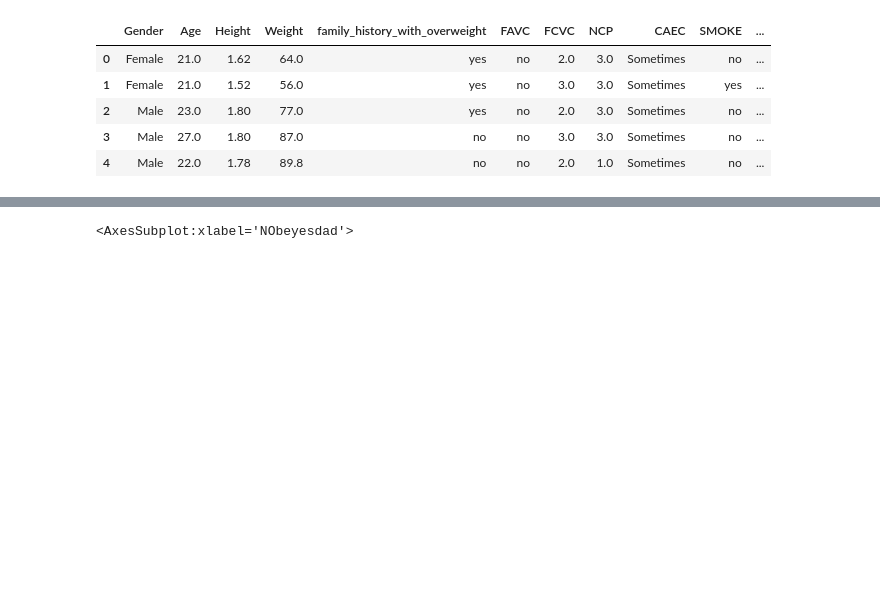
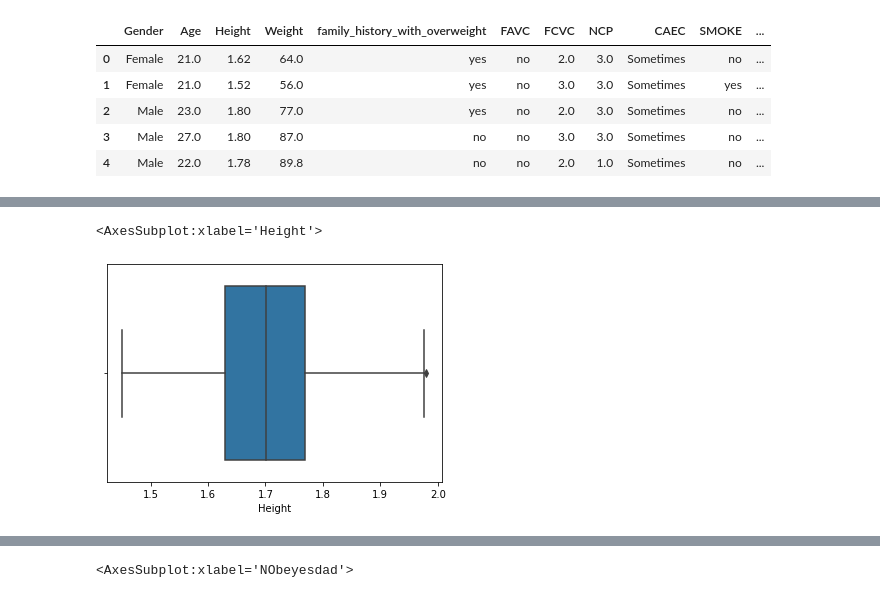
Before and after one commit to azamrahman04/CapstoneProject, a Jupyter notebook: Obesity.ipynb, the cells around one changed output, grey strips where cells are left out. Cells and saved outputs as stored; diff of their text form; code cells hidden in the pictures; blank space fills up the shorter version.

```diff
--- a/Obesity.ipynb
+++ b/Obesity.ipynb
@@ -80,0 +61,12 @@ Text(0.5, 1.0, 'Height (2nd Order) vs. Weight')
+# %%
+# Number of total duplicated rows
+duprows = df.duplicated(subset = None, keep = 'first').sum()
+print("There are", duprows, "duplicated rows" )
+
+#Drop the duplicated rows
+df = df.drop_duplicates()
+
+# Re-count the total number of rows and display the type of data attributes
+df.info()
+
+# Total number of rows dropped from 2110 to 2087 rows
@@ -80,0 +91,6 @@ Text(0.5, 1.0, 'Height (2nd Order) vs. Weight')
+# %%
+# Display the boxplot for Height to identify any outliers
+sns.boxplot(df['Height'])
+# %% [output]
+<AxesSubplot:xlabel='Height'>
+[figure, added]
```
Also changed, not shown: parts of 34 cells of this notebook.
